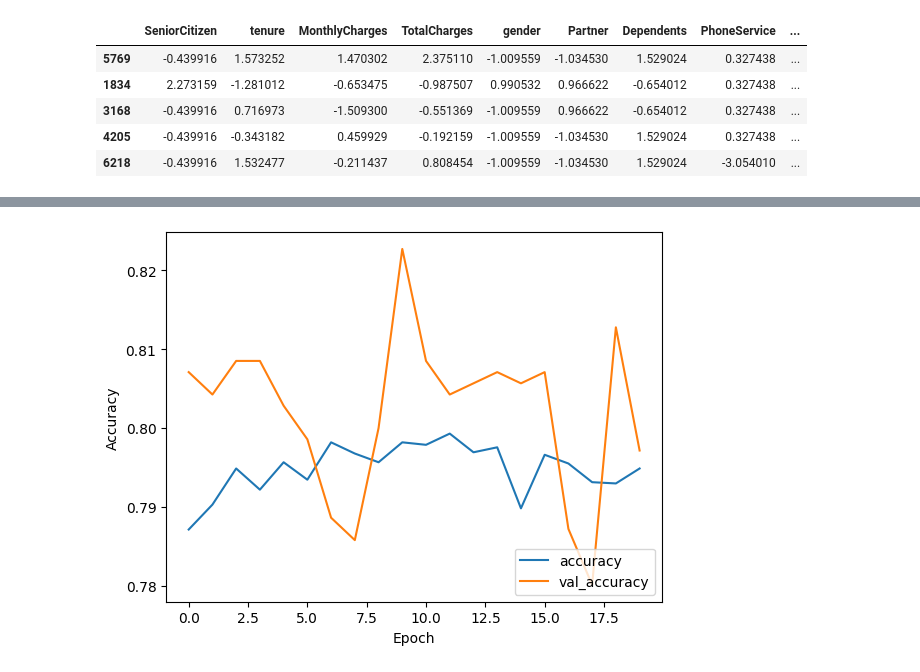
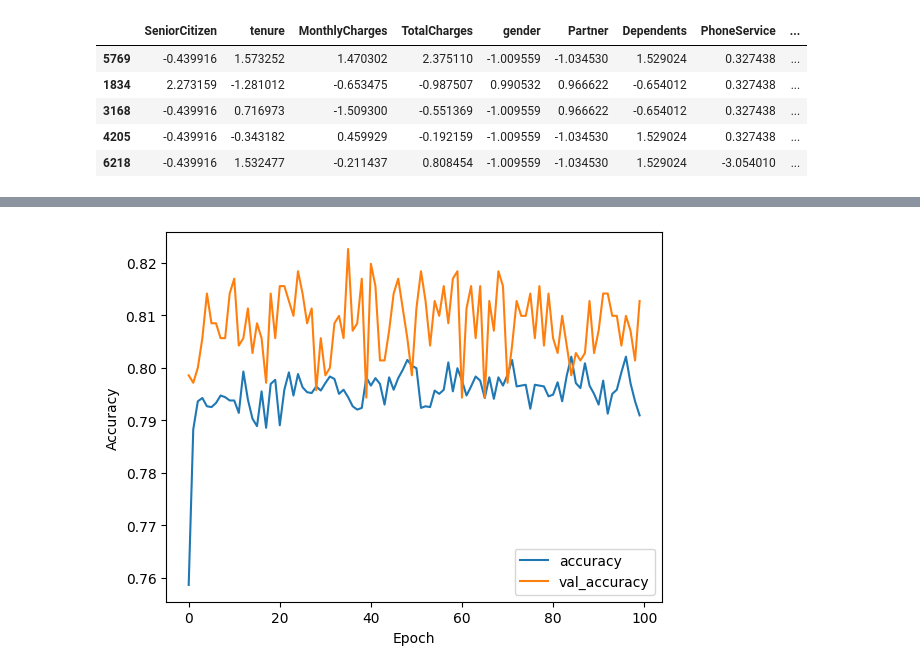
Before and after one commit to EddyKubwimana/83082025_Churning_Customers, a Jupyter notebook: Assignment3.ipynb, the cells around one changed output, grey strips where cells are left out. Saved outputs shown, nothing was run; the diff lists cells and outputs as text; code cells hidden in the pictures.

```diff
--- a/Assignment3.ipynb
+++ b/Assignment3.ipynb
@@ -222,5 +255,6 @@ for i in categoricaldata.columns:
 # %%
-numericaldata.replace(0, numericaldata.median(), inplace = True)
+
+numericaldata["TotalCharges"].fillna(numericaldata["TotalCharges"].median(), inplace = True)
 # %%
 finaldata = pd.concat([numericaldata, categoricaldata], axis =1)
 # %%
@@ -252,20 +313,28 @@ xtrain.head()
 | 4205 | -0.439916 | -0.343182 | 0.459929 | -0.192159 | -1.009559 | -1.034530 | 1.529024 | 0.327438 | ... |
 | 6218 | -0.439916 | 1.532477 | -0.211437 | 0.808454 | -1.009559 | -1.034530 | 1.529024 | -3.054010 | ... |
 # %%
+
 input_layer = Input(shape=(xtrain.shape[1],))
+hidden_layer1 = Dense(12, activation="tanh")(input_layer)
+dropout_layer = Dropout(0.5)(hidden_layer1)
+output_layer = Dense(1, activation='sigmoid')(dropout_layer)
 
-output_layer = Dense(1, activation='sigmoid')(input_layer)
 model = keras.Model(inputs=input_layer, outputs=output_layer)
 
+model.compile(optimizer=Adamax(learning_rate=0.01), loss='binary_crossentropy', metrics=['accuracy'])
 
-model.compile(optimizer=Adamax(learning_rate=0.1), loss='binary_crossentropy', metrics=['accuracy'])
 
-history = model.fit(xtrain, ytrain, epochs=20, batch_size=21, validation_split = 0.2,validation_data=(xtest, ytest))
+history = model.fit(xtrain, ytrain, epochs=100, batch_size=21, validation_split=0.2, validation_data=(xtest, ytest))
+
+# Evaluate and print results
 loss, accuracy = model.evaluate(xtest, ytest)
 print(f'Test loss: {loss}, Test accuracy: {accuracy}')
+
+# Plot the training history
 import matplotlib.pyplot as plt
+
 plt.plot(history.history['accuracy'], label='accuracy')
-plt.plot(history.history['val_accuracy'], label = 'val_accuracy')
+plt.plot(history.history['val_accuracy'], label='val_accuracy')
 plt.xlabel('Epoch')
 plt.ylabel('Accuracy')
 plt.legend(loc='lower right')
@@ -348,3 +390,3 @@ high_features
 # %%
-retaineddata = finaldata[["tenure","TotalCharges","InternetService","Contract","OnlineSecurity","TechSupport","MonthlyCharges"]]
+retaineddata = finaldata[["tenure","TotalCharges","InternetService","Contract","OnlineSecurity","TechSupport","PaymentMethod","MonthlyCharges"]]
 # %%
@@ -370,5 +412,5 @@ retaineddata.head(5)
 # %%
-retaineddata["Churn"] = finaldata["Churn"]
+retaineddata["Churn"] = finaldata[["Churn"]]
 # %% [output]
 A value is trying to be set on a copy of a slice from a DataFrame.
 Try using .loc[row_indexer,col_indexer] = value instead
@@ -399,13 +440,14 @@ X = finalScaler.fit_transform(X)
 # %%
 Xtrain,Xtest,Ytrain,Ytest = train_test_split(X,Y, test_size = 0.2, random_state=42, stratify =Y)
 # %%
-input_layer1 = Input(shape=(Xtrain.shape[1],))
+input_layer = Input(shape=(Xtrain.shape[1],))
+hidden_layer1 = Dense(12, activation="tanh")(input_layer)
+dropout_layer = Dropout(0.5)(hidden_layer1)
+output_layer = Dense(1, activation='sigmoid')(dropout_layer)
 
-output_layer1 = Dense(1, activation='sigmoid')(input_layer1)
-model1 = keras.Model(inputs=input_layer1, outputs=output_layer1)
+model1 = keras.Model(inputs=input_layer, outputs=output_layer)
 
-
-model1.compile(optimizer=RMSprop(learning_rate=0.01), loss='binary_crossentropy', metrics=['accuracy'])
+model1.compile(optimizer=Adamax(learning_rate=0.01), loss='binary_crossentropy', metrics=['accuracy'])
 
 history1 = model1.fit(Xtrain, Ytrain, epochs=50, batch_size=21, validation_split = 0.2,validation_data=(Xtest, Ytest))
 loss1, accuracy1 = model1.evaluate(Xtest, Ytest)
@@ -438,4 +480,4 @@ Test loss: 0.42771047353744507, Test accuracy: 0.782824695110321
-[figure, old version]
+[figure, new version]
 # %%
 predictions1 = model1.predict(Xtest)
 predictions1 = (predictions1>0.5).astype(int)
```
Also changed, not shown: parts of 58 cells of this notebook.
